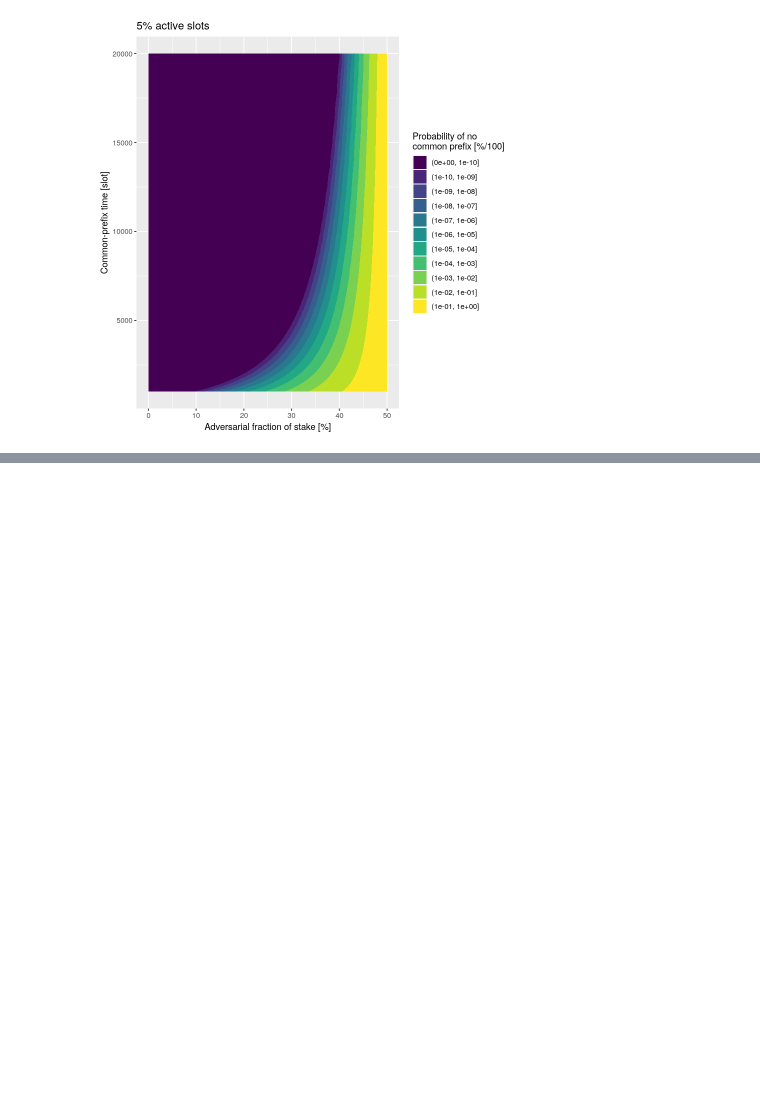
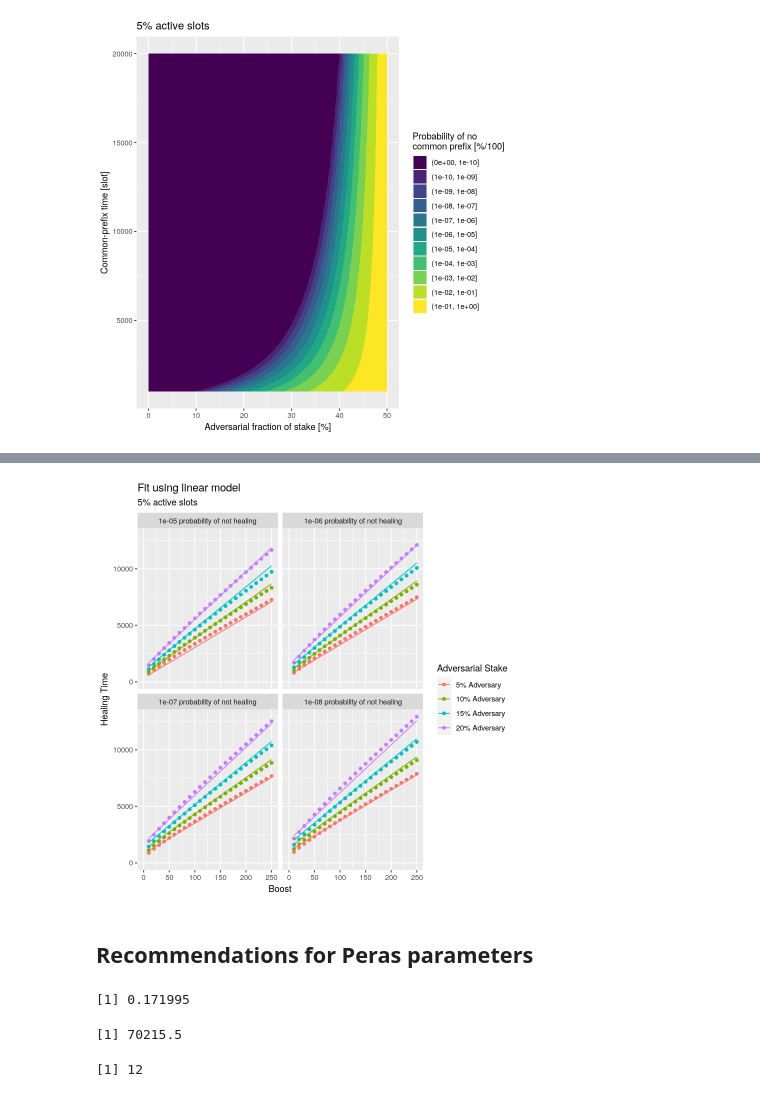
Before and after one commit to input-output-hk/peras-design, a Jupyter notebook: analytics/analytics-for-tech-rept-2.ipynb, the cells around one changed output, grey strips where cells are left out. Cells and saved outputs as stored; diff of their text form; code cells hidden in the pictures; blank space fills up the shorter version.

```diff
--- a/analytics/analytics-for-tech-rept-2.ipynb
+++ b/analytics/analytics-for-tech-rept-2.ipynb
@@ -390,0 +480,3 @@ prob(2000, 0.49)
+# %%
+tab5reg <- lm(`Healing Time` ~ (`Boost` + `Adversarial Stake`)^2 + log(`Probability of Not Healing`), tab5)
+tab5reg %>% summary
@@ -390,0 +501,30 @@ prob(2000, 0.49)
+# %%
+tab5fit <- tab5[, .(
+    `Active Slot Coefficient`,
+    `Adversarial Stake`,
+    `Probability of Not Healing`,
+    `Boost`,
+    `Healing Time`,
+    `Fit`=tab5reg$fitted.values
+)]
+# %%
+ggplot(
+    tab5fit[, .(
+        `Active Slot Coefficient`,
+        `Adversary`=`Adversarial Stake`,
+        `Adversarial Stake`=factor(paste0(100 * `Adversarial Stake`, "% Adversary"), levels=c("5% Adversary", "10% Adversary", "15% Adversary", "20% Adversary")),
+        `Probability of Not Healing`,
+        `Boost`,
+        `Healing Time`,
+        `Fit`
+    )],
+    aes(x=`Boost`, y=`Healing Time`, color=`Adversarial Stake`)
+) +
+  geom_point() +
+  geom_line(aes(y=`Fit`)) +
+  xlim(0, NA) +
+  ylim(0, NA) +
+  facet_wrap (. ~ paste(`Probability of Not Healing`, "probability of not healing")) +
+  ggtitle("Fit using linear model", subtitle="5% active slots")
+# %% [output]
+[figure, added]
@@ -390,0 +533,15 @@ prob(2000, 0.49)
+# %% [markdown]
+## Recommendations for Peras parameters
+# %%
+pRef <- probHeal(43200, 0, 1 - (1 - 0.05)^0.51, 1 - (1 - 0.05)^0.49)
+pRef
+# %% [output]
+[1] 0.171995
+# %%
+uniroot(function(x) probHeal(round(x), 15, 1 - (1 - 0.05)^0.51, 1 - (1 - 0.05)^0.49) - pRef, c(400, 5000000))$root
+# %% [output]
+[1] 70215.5
+# %%
+43200 / 60 / 60
+# %% [output]
+[1] 12
```
Also changed, not shown: parts of 55 cells of this notebook, 3 other files.
